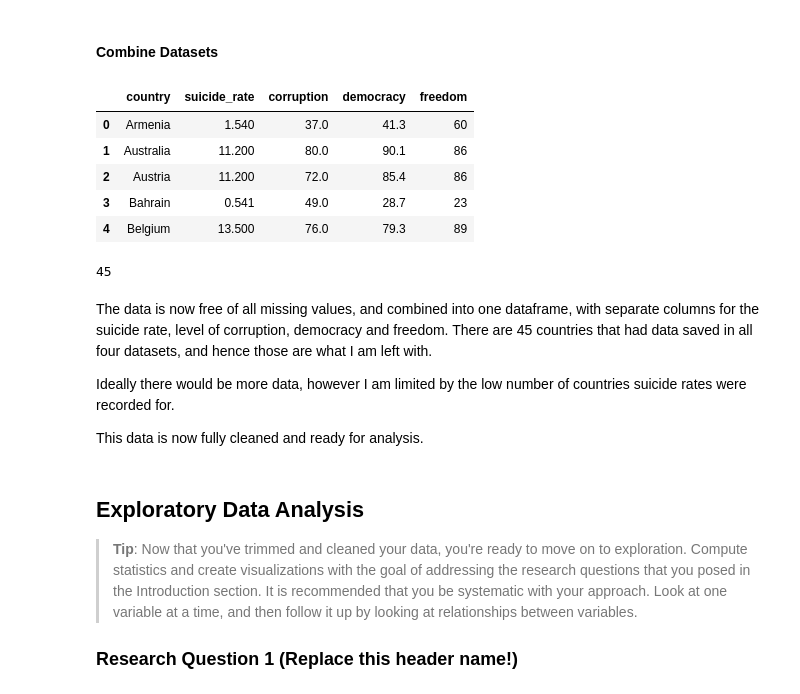
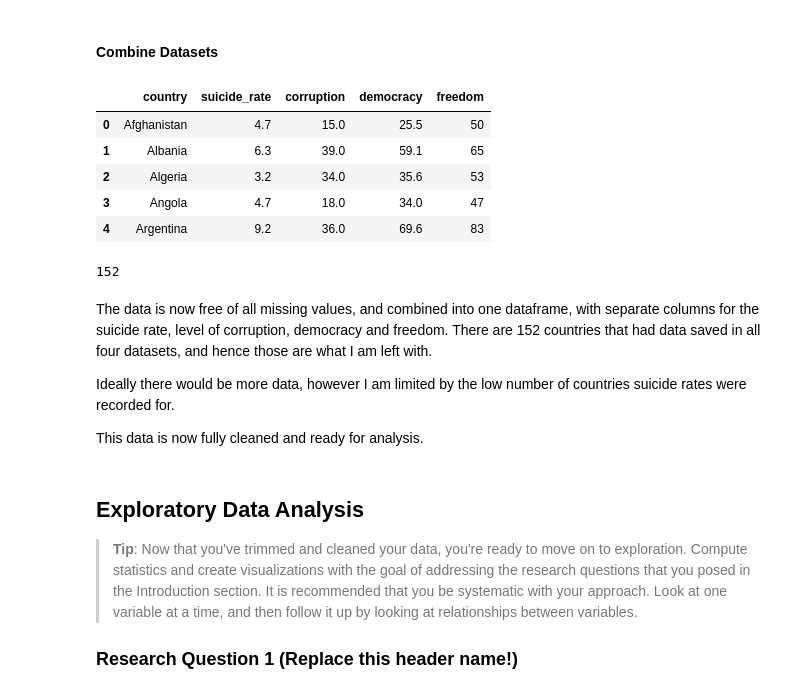
Before and after one commit to KasparLee/udacity-data-nanodegree, a Jupyter notebook: suicide-rates-investigation/report.ipynb, the cells around one changed output. Cells and saved outputs as stored; diff of their text form; code cells hidden in the pictures.

Commit message:
Use new World Health Organisation suicide rate dataset
Previous one had too few values

```diff
--- a/suicide-rates-investigation/report.ipynb
+++ b/suicide-rates-investigation/report.ipynb
@@ -173,7 +168,7 @@ In order to clean the data, I need to:
 #### Discard Unused Columns
 # %%
 # Columns to keep
-columns = ['country', '2014']
+columns = ['country', '2016']
 
 suicide_df = suicide_df.filter(columns)
 corruption_df = corruption_df.filter(columns)
@@ -190,34 +185,34 @@ freedom_df.dropna(inplace=True)
 # %% [markdown]
 #### Rename Columns
 # %%
-suicide_df.rename(columns={'2014': 'suicide_rate'}, inplace=True)
-corruption_df.rename(columns={'2014': 'corruption'}, inplace=True)
-democracy_df.rename(columns={'2014': 'democracy'}, inplace=True)
-freedom_df.rename(columns={'2014': 'freedom'}, inplace=True)
+suicide_df.rename(columns={'2016': 'suicide_rate'}, inplace=True)
+corruption_df.rename(columns={'2016': 'corruption'}, inplace=True)
+democracy_df.rename(columns={'2016': 'democracy'}, inplace=True)
+freedom_df.rename(columns={'2016': 'freedom'}, inplace=True)
 # %% [markdown]
 #### Combine Datasets
 # %%
 # Inner merge two dataframes on the "country" column
 def merge(left, right):
     return pd.merge(left, right, on='country', how='inner')
 
 dataframes = [suicide_df, corruption_df, democracy_df, freedom_df]
-combined = reduce(merge, dataframes)
+combined_df = reduce(merge, dataframes)
 
-combined.head()
+combined_df.head()
 # %% [output]
 |  | country | suicide_rate | corruption | democracy | freedom |
-| 0 | Armenia | 1.540 | 37.0 | 41.3 | 60 |
-| 1 | Australia | 11.200 | 80.0 | 90.1 | 86 |
-| 2 | Austria | 11.200 | 72.0 | 85.4 | 86 |
-| 3 | Bahrain | 0.541 | 49.0 | 28.7 | 23 |
-| 4 | Belgium | 13.500 | 76.0 | 79.3 | 89 |
+| 0 | Afghanistan | 4.7 | 15.0 | 25.5 | 50 |
+| 1 | Albania | 6.3 | 39.0 | 59.1 | 65 |
+| 2 | Algeria | 3.2 | 34.0 | 35.6 | 53 |
+| 3 | Angola | 4.7 | 18.0 | 34.0 | 47 |
+| 4 | Argentina | 9.2 | 36.0 | 69.6 | 83 |
 # %%
-combined['country'].nunique()
+combined_df['country'].nunique()
 # %% [output]
-45
+152
 # %% [markdown]
-The data is now free of all missing values, and combined into one dataframe, with separate columns for the suicide rate, level of corruption, democracy and freedom. There are 45 countries that had data saved in all four datasets, and hence those are what I am left with.
+The data is now free of all missing values, and combined into one dataframe, with separate columns for the suicide rate, level of corruption, democracy and freedom. There are 152 countries that had data saved in all four datasets, and hence those are what I am left with.
 
 Ideally there would be more data, however I am limited by the low number of countries suicide rates were recorded for.
 
```
Also changed, not shown: parts of 14 cells of this notebook, 1 other file.
